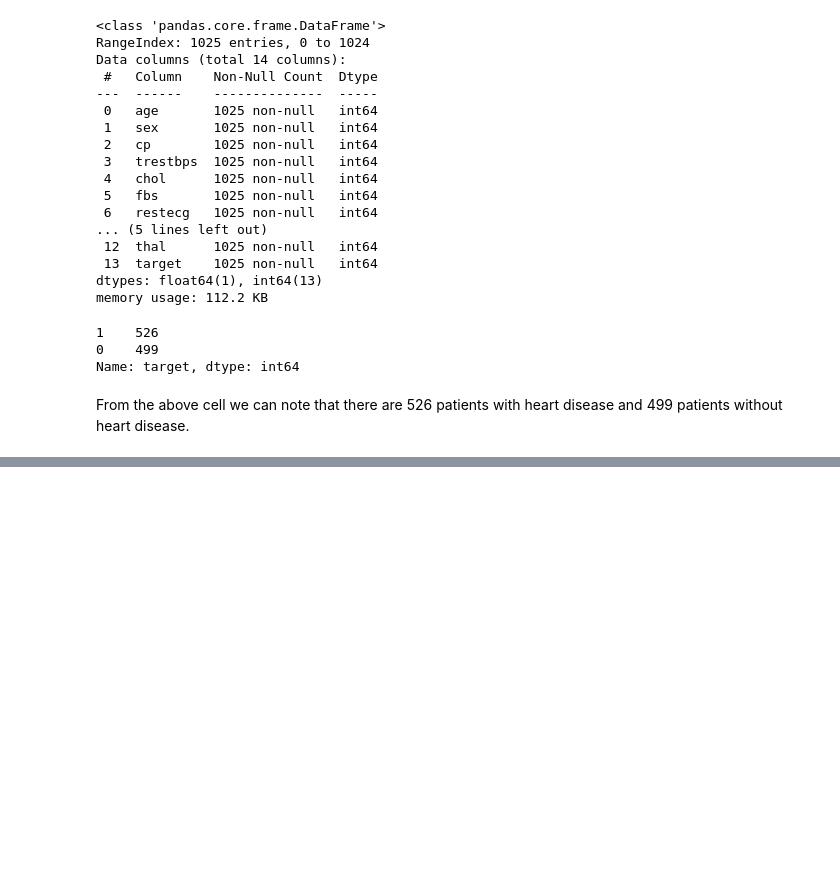
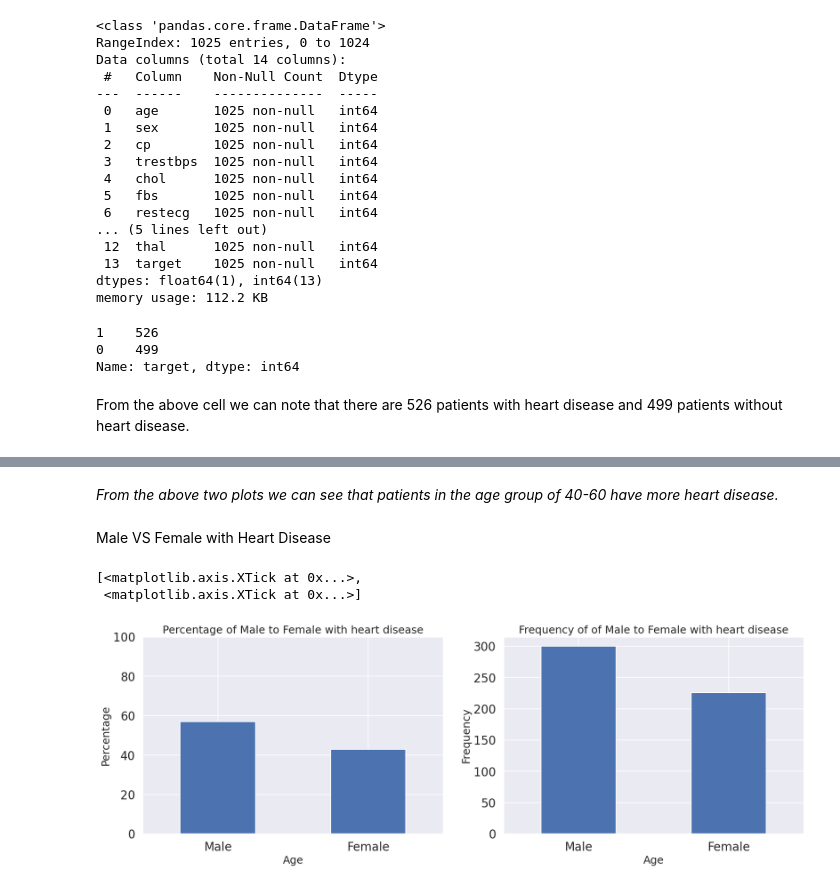
Before and after one commit to ShahhhVihaan/heart-disease-classification, a Jupyter notebook: classification.ipynb, the cells around one changed output, grey strips where cells are left out. Cells and saved outputs as stored; diff of their text form; code cells hidden in the pictures; blank space fills up the shorter version.

```diff
--- a/classification.ipynb
+++ b/classification.ipynb
@@ -84,0 +155,30 @@ plt.show()
+# %% [markdown]
+_From the above two plots we can see that patients in the age group of 40-60 have more heart disease._
+# %% [markdown]
+Male VS Female with Heart Disease
+# %%
+# precentage of male to female with heart disease
+fig, axarr = plt.subplots(1, 2, figsize=(20, 6))
+ticks = np.arange(2)
+
+((heart_disease_data[heart_disease_data['target'] == 1]['sex'].value_counts() / len(heart_disease_data[heart_disease_data['target'] == 1])) * 100).plot.bar(
+    rot = 0,
+    ax=axarr[0])
+axarr[0].set_title('Percentage of Male to Female with heart disease', fontsize=18)
+axarr[0].set_xlabel("Age", fontsize=18)
+axarr[0].set_ylabel("Percentage", fontsize=18)
+axarr[0].set_xticks(ticks, labels=["Male", "Female"])
+axarr[0].set_ylim([0,100])
+
+#Plot the frequency of Male to Female with heart disease
+heart_disease_data[heart_disease_data['target'] == 1]['sex'].value_counts().plot.bar(
+    rot=0,
+    ax=axarr[1])
+axarr[1].set_title('Frequency of of Male to Female with heart disease', fontsize=18)
+axarr[1].set_xlabel("Age", fontsize=18)
+axarr[1].set_ylabel("Frequency", fontsize=18)
+axarr[1].set_xticks(ticks, labels=["Male", "Female"])
+# %% [output]
+[<matplotlib.axis.XTick at 0x...>,
+ <matplotlib.axis.XTick at 0x...>]
+[figure, added]
```
Also changed, not shown: parts of 24 cells of this notebook.
